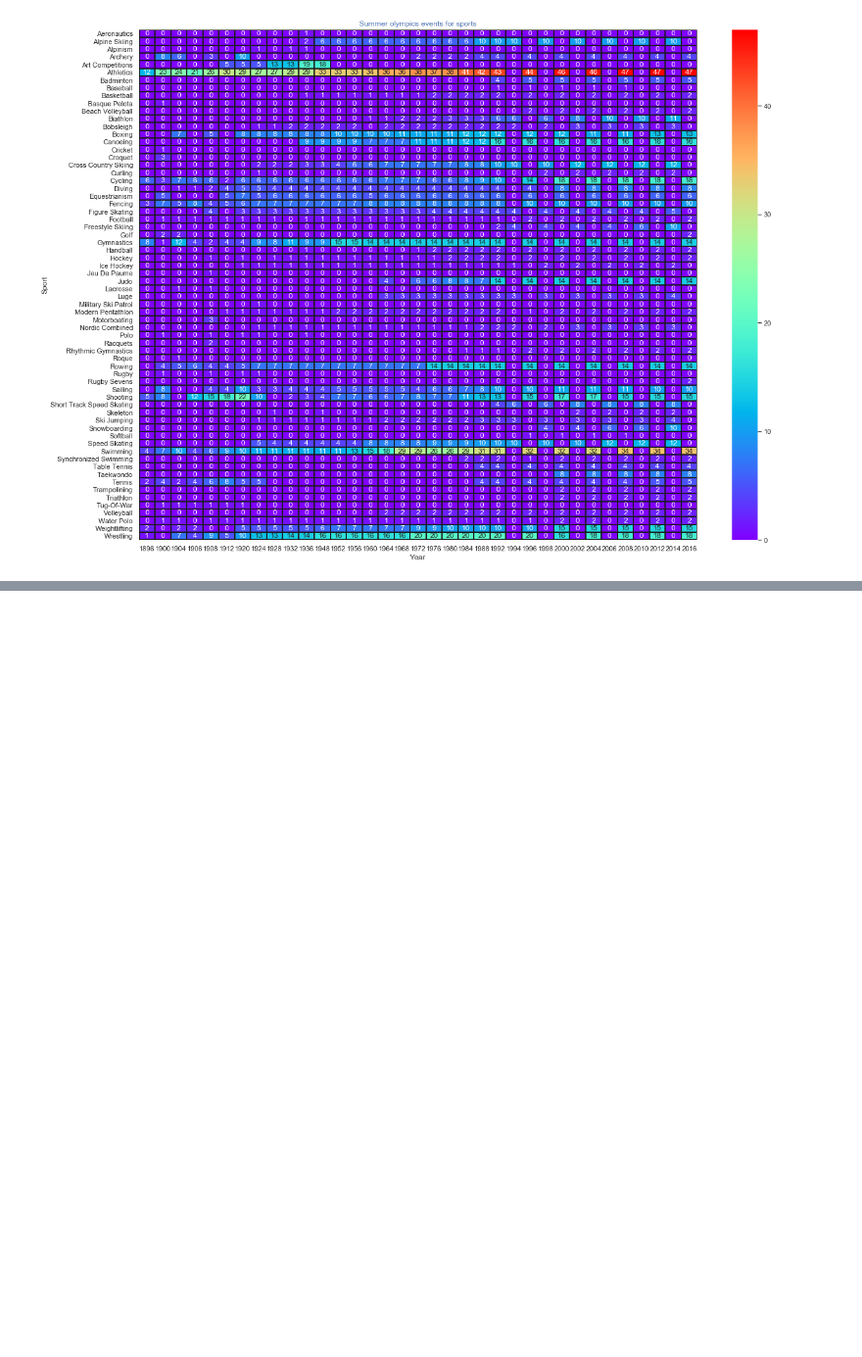
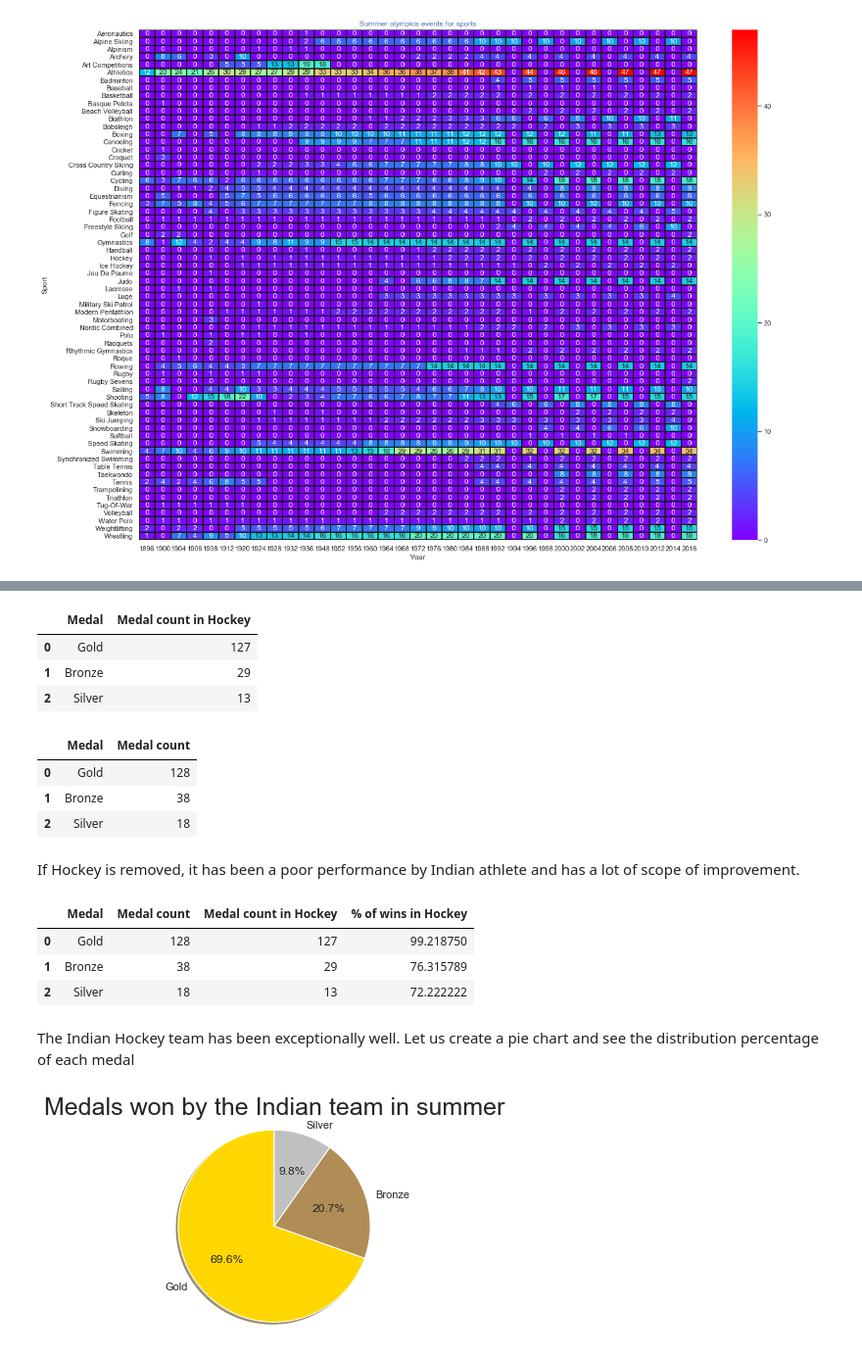
Before and after one commit to akash16dhotre/01_Olympics_Dataset_EDA, a Jupyter notebook: Olympic game EAD.ipynb, the cells around one changed output, grey strips where cells are left out. Shown at 98% size. Drawn from its saved outputs; the diff is of its cells as text; code cells hidden in the pictures; blank space fills up the shorter version.

```diff
--- a/Olympic game EAD.ipynb
+++ b/Olympic game EAD.ipynb
@@ -1066,0 +1085,6 @@ plt.show()
+# %%
+# Extracting data only to dataframe
+Indian_medals=primary_data[primary_data.NOC == 'IND']
+
+# Counting medals won by indians
+pd.DataFrame(Indian_medals.Medal.value_counts())
@@ -1066,0 +1111,41 @@ plt.show()
+# %%
+ind_hockey_medal = ind_hockey.Medal.value_counts().reset_index().rename(columns ={"index":"Medal","Medal":"Medal count in Hockey"})
+ind_hockey_medal
+# %% [output]
+|  | Medal | Medal count in Hockey |
+| 0 | Gold | 127 |
+| 1 | Bronze | 29 |
+| 2 | Silver | 13 |
+# %%
+ind_medal = Indian_medals.Medal.value_counts().reset_index().rename(columns = {"index":"Medal", "Medal":"Medal count"})
+ind_medal
+# %% [output]
+|  | Medal | Medal count |
+| 0 | Gold | 128 |
+| 1 | Bronze | 38 |
+| 2 | Silver | 18 |
+# %% [markdown]
+If Hockey is removed, it has been a poor performance by Indian athlete and has a lot of scope of improvement.
+# %%
+merged_data = pd.merge(left= ind_medal, right= ind_hockey_medal, on = "Medal")
+merged_data["% of wins in Hockey"] = merged_data["Medal count in Hockey"]*100/merged_data["Medal count"]
+merged_data
+# %% [output]
+|  | Medal | Medal count | Medal count in Hockey | % of wins in Hockey |
+| 0 | Gold | 128 | 127 | 99.218750 |
+| 1 | Bronze | 38 | 29 | 76.315789 |
+| 2 | Silver | 18 | 13 | 72.222222 |
+# %% [markdown]
+The Indian Hockey team has been exceptionally well. Let us create a pie chart and see the distribution percentage of each medal
+# %%
+labels = np.array(ind_medal.Medal)
+sizes = np.array(ind_medal["Medal count"])
+colors = ["gold","#B08D57", "silver"]
+
+# Plot
+ind_medal_pie=plt.pie(sizes, labels=labels, colors=colors, autopct="%1.1f%%", shadow=True, startangle=90)
+plt.axis('equal')
+plt.title("Medals won by the Indian team in summer", size=25)
+plt.show()
+# %% [output]
+[figure, added]
```
Also changed, not shown: parts of 17 cells of this notebook.
